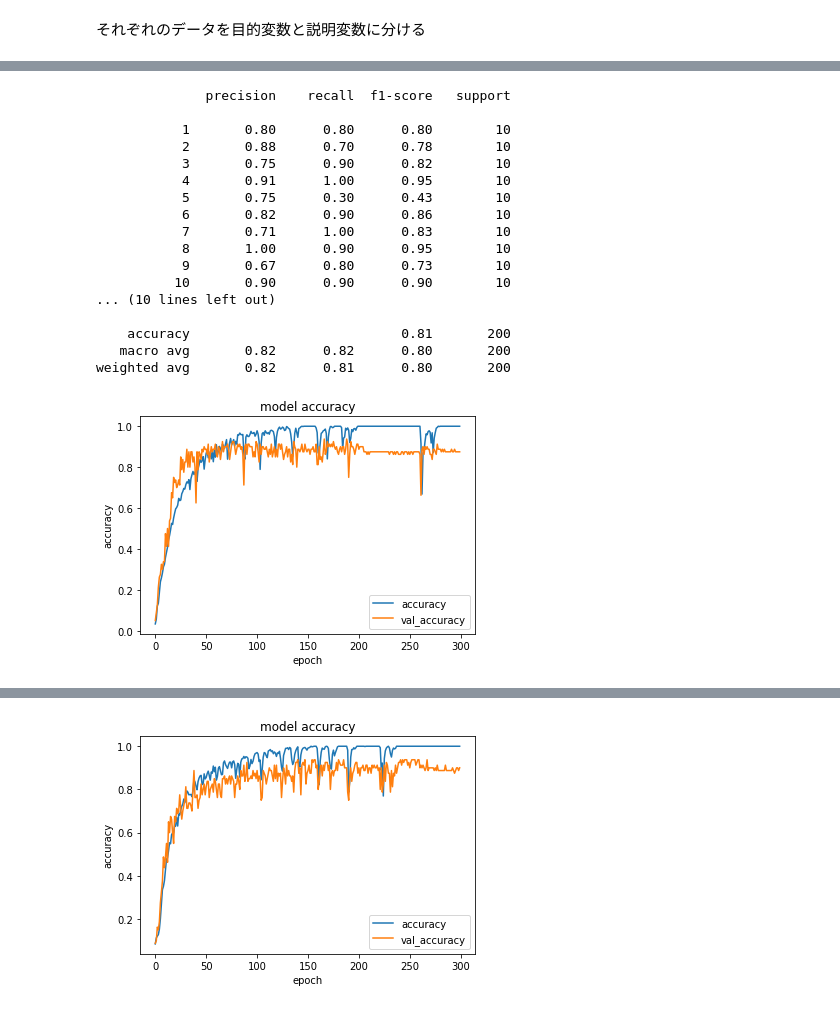
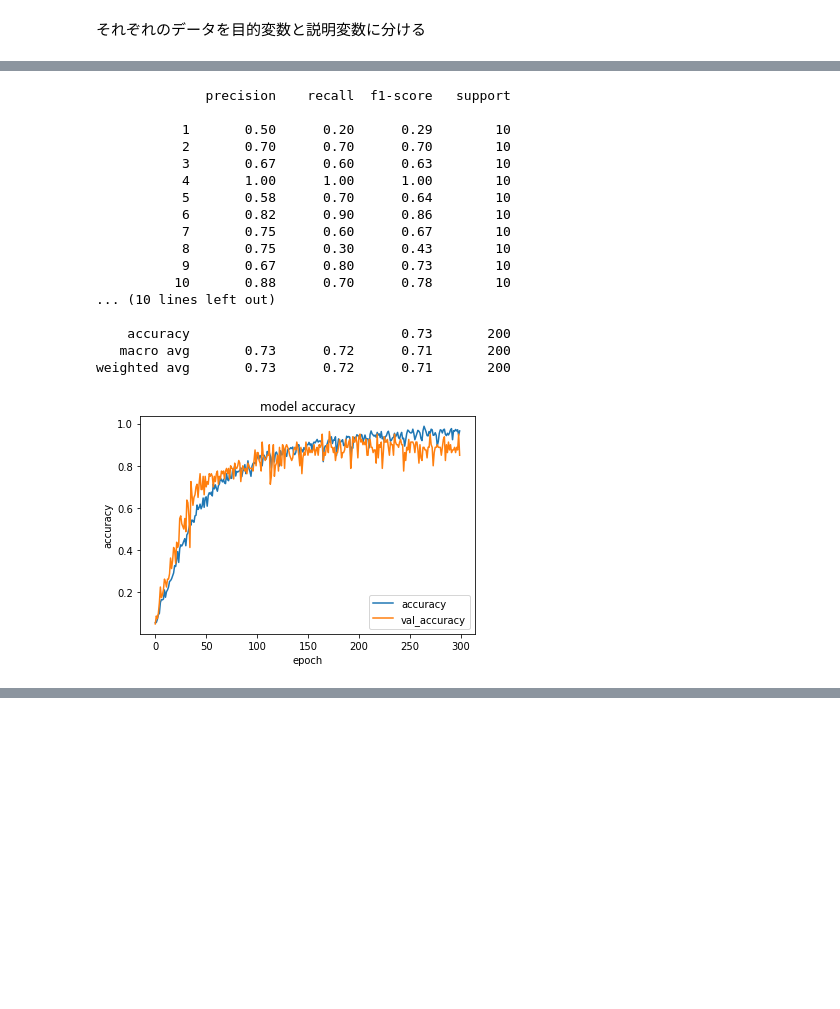
Before and after one commit to rikunemu/colab_study, a Jupyter notebook: pose_LSTM.ipynb, the cells around one changed output, grey strips where cells are left out. Saved outputs shown, nothing was run; the diff lists cells and outputs as text; code cells hidden in the pictures; blank space fills up the shorter version.

```diff
--- a/pose_LSTM.ipynb
+++ b/pose_LSTM.ipynb
@@ -83,14 +83,14 @@ X_test = X_test.astype(np.float)
 # %%
 def build_model(maxlen):
   model = Sequential()
-  model.add(LSTM(64, return_sequences=False, activation='relu', input_shape=(30,maxlen)))
-  #model.add(Dropout(0.1))
-  #model.add(LSTM(128, return_sequences=True, activation='relu'))
-  #model.add(Dropout(0.1))
-  #model.add(LSTM(64, return_sequences=False, activation='relu'))
-  #model.add(Dropout(0.1))
-  #model.add(Dense(64, activation='relu'))
-  #model.add(Dense(32, activation='relu'))
+  model.add(LSTM(64, return_sequences=True, activation='relu', input_shape=(30,maxlen)))
+  model.add(Dropout(0.1))
+  model.add(LSTM(128, return_sequences=True, activation='relu'))
+  model.add(Dropout(0.1))
+  model.add(LSTM(64, return_sequences=False, activation='relu'))
+  model.add(Dropout(0.1))
+  model.add(Dense(64, activation='relu'))
+  model.add(Dense(32, activation='relu'))
   model.add(Dense(20, activation='softmax'))
   adam = Adam(learning_rate=1e-4)
   model.compile(optimizer=adam,
@@ -156,39 +156,26 @@ for fold, (train_indices, valid_indices) in enumerate(kf.split(x_train, Y_train)
     y_valid = y_valid.astype(np.float)
     model = build_model(X_train.shape[2])
 
-    rlr = ReduceLROnPlateau(monitor='val_loss',
-                            factor=0.1,
-                            patience=3,
-                            verbose=0,
-                            min_delta=1e-4,
-                            mode='min')
-    ckp = ModelCheckpoint(f'model_{fold}.hdf5',
-                          monitor='val_loss',
-                          verbose=0,
-                          save_best_only=True,
-                          save_weights_only=True,
-                          mode='min')
-    es = EarlyStopping(monitor='val_loss',
-                       min_delta=1e-4,
-                       patience=7,
-                       mode='min',
-                       baseline=None,
-                       restore_best_weights=True,
-                       verbose=0)
+    modelCheckpoint = ModelCheckpoint(filepath ='/content/drive/MyDrive/data分析/join_cav/lstm_cross.hdf5',
+                                  monitor='val_accuracy',
+                                  verbose=1,
+                                  save_best_only=True,
+                                  save_weights_only=False,
+                                  mode='max',
+                                  period=1)
 
     history=model.fit(X_train, y_train,
               validation_data=(X_valid, y_valid),
               epochs=EPOCH,
               batch_size=BATCH_SIZE,
-              #callbacks=[rlr, ckp, es],
-              verbose=0)
+              callbacks=[modelCheckpoint],
+              verbose=1)
 
-    #y_valid_pred = model.predict(X_valid)
-    #score = log_loss(y_valid, y_valid_pred)
-    score = model.evaluate(X_test,y_test,verbose=0)
+    model2=load_model('/content/drive/MyDrive/data分析/join_cav/lstm_cross.hdf5')
+    score = model2.evaluate(X_test,y_test,verbose=0)
     print(f'fold {fold} score: {score}')
-    valid_scores.append(score)
-    Y_pred = model.predict_generator(X_test)
+    valid_scores.append(score[1])
+    Y_pred = model2.predict_generator(X_test)
     y_pred = np.argmax(Y_pred, axis=1)
     labels = ["1", "2", "3", "4", "5", "6", "7", "8", "9","10","11","12","13","14","15","16","17", "18", "19", "20"]
 
@@ -208,18 +211,18 @@ fold 0 score: [0.92714524269104, 0.8149999976158142]
               precision    recall  f1-score   support
 
-           1       0.80      0.80      0.80        10
-           2       0.88      0.70      0.78        10
-           3       0.75      0.90      0.82        10
-           4       0.91      1.00      0.95        10
-           5       0.75      0.30      0.43        10
+           1       0.50      0.20      0.29        10
+           2       0.70      0.70      0.70        10
+           3       0.67      0.60      0.63        10
+           4       1.00      1.00      1.00        10
+           5       0.58      0.70      0.64        10
            6       0.82      0.90      0.86        10
-           7       0.71      1.00      0.83        10
-           8       1.00      0.90      0.95        10
+           7       0.75      0.60      0.67        10
+           8       0.75      0.30      0.43        10
            9       0.67      0.80      0.73        10
-          10       0.90      0.90      0.90        10
+          10       0.88      0.70      0.78        10
 ... (10 lines left out)
 
-    accuracy                           0.81       200
-   macro avg       0.82      0.82      0.80       200
-weighted avg       0.82      0.81      0.80       200
+    accuracy                           0.73       200
+   macro avg       0.73      0.72      0.71       200
+weighted avg       0.73      0.72      0.71       200
-[figure, old version]
+[figure, new version]
@@ -246 +248,0 @@ weighted avg       0.79      0.79      0.78       200
-[figure, removed]
```
Also changed, not shown: parts of 2 cells of this notebook.
